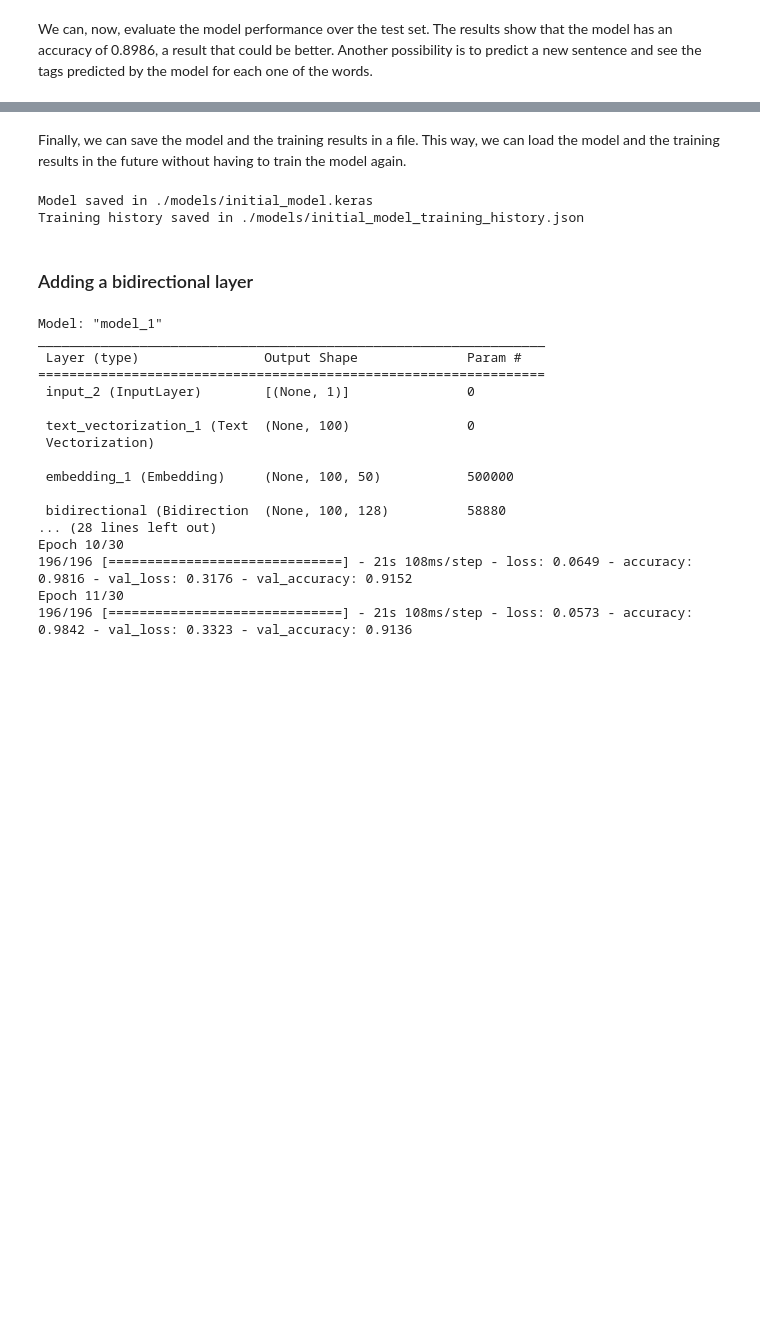
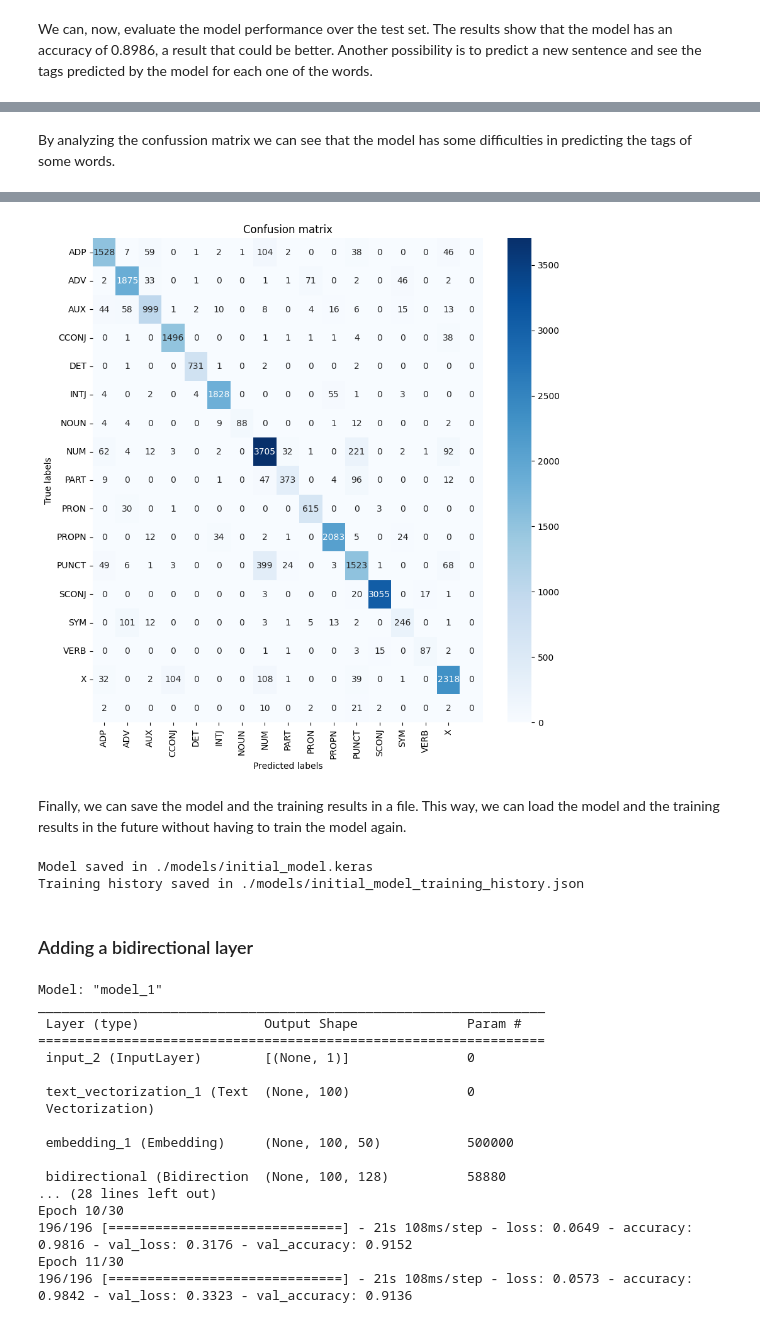
Before and after one commit to elipitav/P1_NLU_PoS_Tagger, a Jupyter notebook: tagger.ipynb, the cells around one changed output, grey strips where cells are left out. Cells and saved outputs as stored; diff of their text form; code cells hidden in the pictures; blank space fills up the shorter version.

Commit message:
Confussion matrix

```diff
--- a/tagger.ipynb
+++ b/tagger.ipynb
@@ -228,0 +229,5 @@ sentence -> NOUN
+# %% [markdown]
+By analyzing the confussion matrix we can see that the model has some difficulties in predicting the tags of some words.
+# %%
+eng_tagger.plot_confusion_matrix()
+# %% [output]
@@ -229,3 +235,4 @@ sentence -> NOUN
+[figure, added]
 # %% [markdown]
 Finally, we can save the model and the training results in a file. This way, we can load the model and the training results in the future without having to train the model again.
 # %%
```
Also changed, not shown: parts of 6 cells of this notebook, 1 other file.
